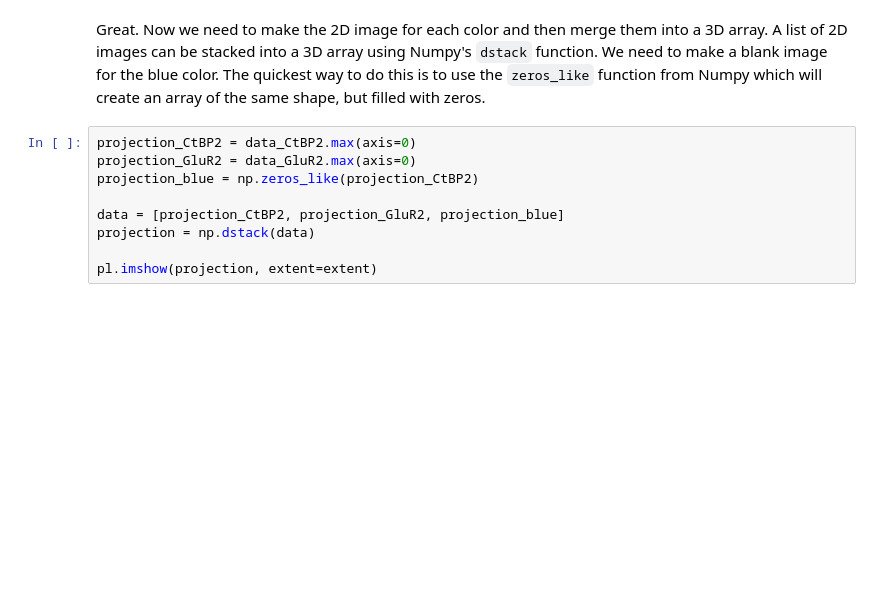
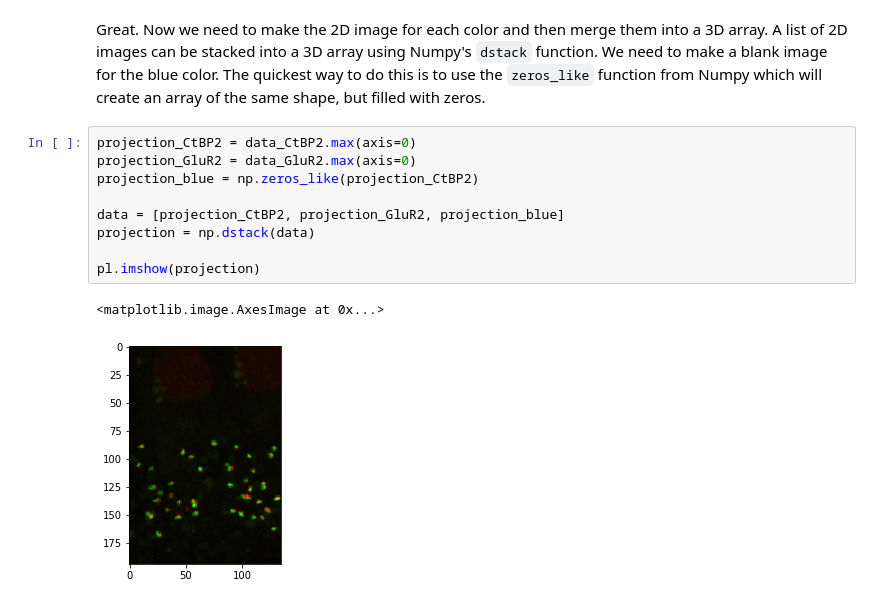
Before and after one commit to dasaderi/python_neurobootcamp, a Jupyter notebook: day-4/day4.ipynb, the cells around one changed output. Cells and saved outputs as stored; diff of their text form; blank space fills up the shorter version.

```diff
--- a/day-4/day4.ipynb
+++ b/day-4/day4.ipynb
@@ -287,9 +324,12 @@ Great. Now we need to make the 2D image for each color and then merge them into
 # %%
 projection_CtBP2 = data_CtBP2.max(axis=0)
 projection_GluR2 = data_GluR2.max(axis=0)
 projection_blue = np.zeros_like(projection_CtBP2)
 
 data = [projection_CtBP2, projection_GluR2, projection_blue]
 projection = np.dstack(data)
 
-pl.imshow(projection, extent=extent)
+pl.imshow(projection)
+# %% [output]
+<matplotlib.image.AxesImage at 0x...>
+[figure, added]
```
Also changed, not shown: parts of 13 cells of this notebook, 2 other files.
